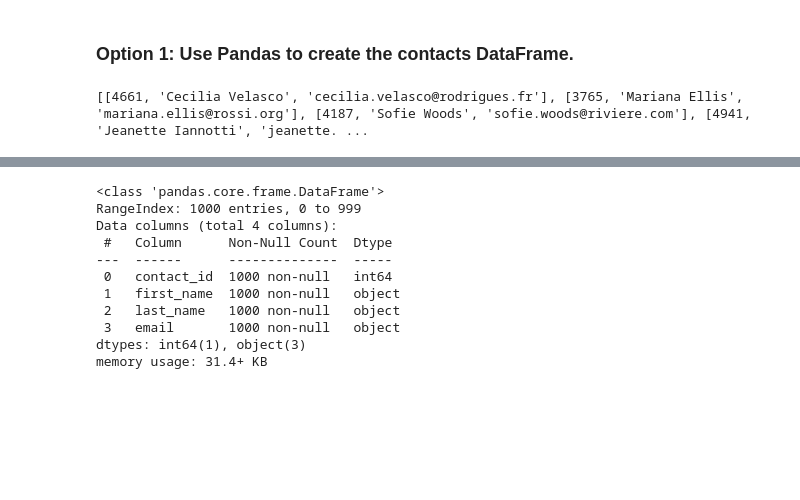
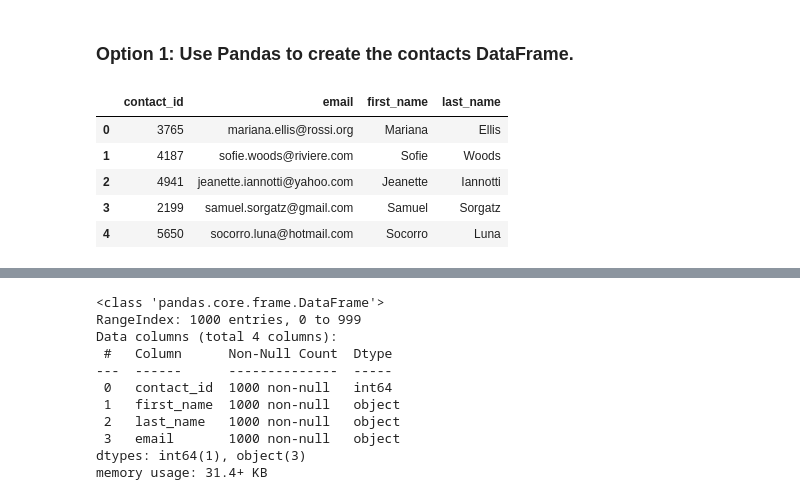
Before and after one commit to sonias17/Crowdfunding_ETL, a Jupyter notebook: ETL_Mini_Project_SSingh_VBriones.ipynb, the cells around one changed output, grey strips where cells are left out. Saved outputs shown, nothing was run; the diff lists cells and outputs as text; code cells hidden in the pictures; blank space fills up the shorter version.

```diff
--- a/ETL_Mini_Project_SSingh_VBriones.ipynb
+++ b/ETL_Mini_Project_SSingh_VBriones.ipynb
@@ -306,16 +331,31 @@ contact_info_df.head()
 Then export the DataFrame as a `contacts.csv` CSV file.
 # %% [markdown]
 ### Option 1: Use Pandas to create the contacts DataFrame.
-# %%
-# Iterate through the contact_info_df and convert each row to a dictionary.
-import json
-dict_values = []
-
-
-# Print out the list of values for each row.
-print(dict_values)
-# %% [output]
-[[4661, 'Cecilia Velasco', 'cecilia.velasco@rodrigues.fr'], [3765, 'Mariana Ellis', 'mariana.ellis@rossi.org'], [4187, 'Sofie Woods', 'sofie.woods@riviere.com'], [4941, 'Jeanette Iannotti', 'jeanette. ...
+# %%
+# Iterate through the contact_info_df and convert each row to a dictionary.
+import json
+dict_values = []
+
+contact_info_df = pd.read_excel('Resources/contacts.xlsx', skiprows=4)
+
+for index, row in contact_info_df.iterrows():
+    # Convert the JSON string to a dictionary
+    contact_dict = json.loads(row.iloc[0])
+
+    # Add the values for each row to the list
+    dict_values.append(contact_dict)
+
+extracted_df = pd.DataFrame(dict_values)
+extracted_df[['first_name', 'last_name']] = extracted_df['name'].str.split(expand=True)
+extracted_df = extracted_df.drop('name', axis=1)
+extracted_df.head()
+# %% [output]
+|  | contact_id | email | first_name | last_name |
+| 0 | 3765 | mariana.ellis@rossi.org | Mariana | Ellis |
+| 1 | 4187 | sofie.woods@riviere.com | Sofie | Woods |
+| 2 | 4941 | jeanette.iannotti@yahoo.com | Jeanette | Iannotti |
+| 3 | 2199 | samuel.sorgatz@gmail.com | Samuel | Sorgatz |
+| 4 | 5650 | socorro.luna@hotmail.com | Socorro | Luna |
 # %%
 # Create a contact_info DataFrame and add each list of values, i.e., each row
 # to the 'contact_id', 'name', 'email' columns.
```
Also changed, not shown: parts of 16 cells of this notebook, 7 other files.
